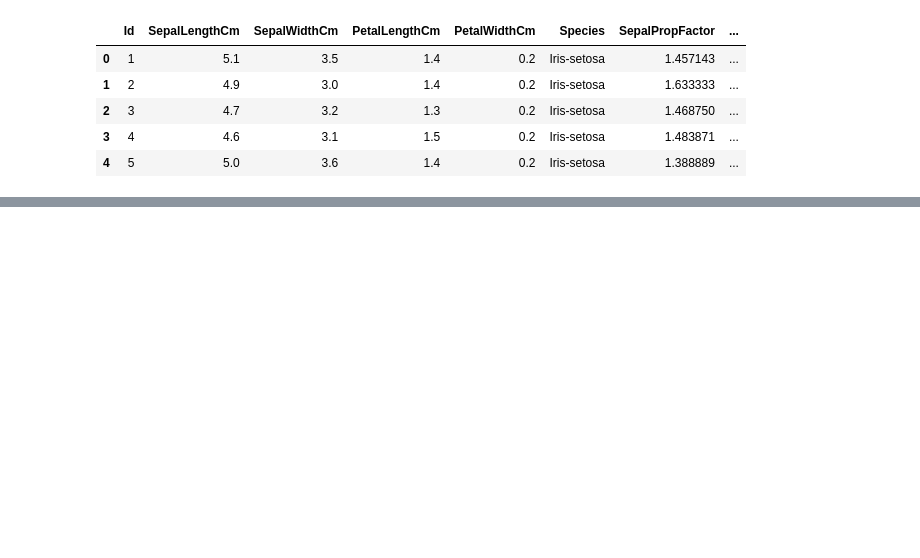
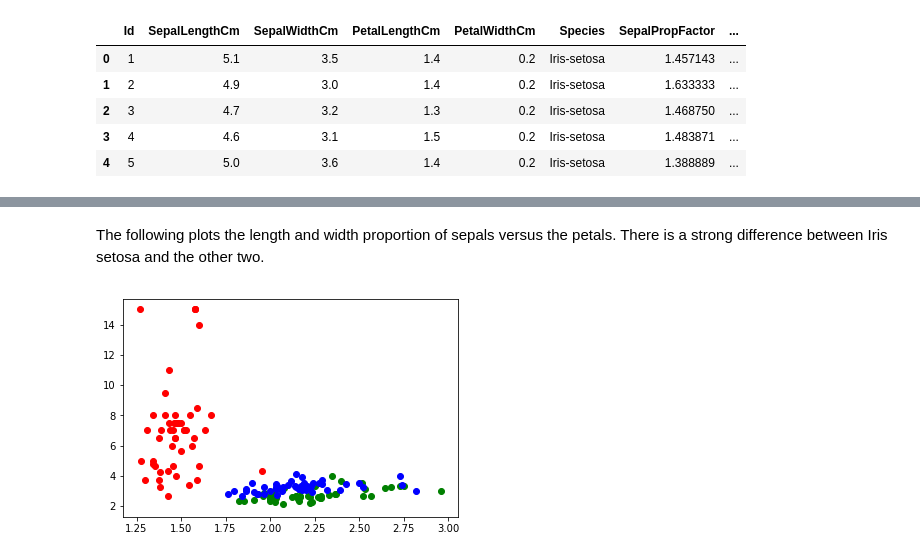
Before and after one commit to bdimas/prep, a Jupyter notebook: iris.ipynb, the cells around one changed output, grey strips where cells are left out. Cells and saved outputs as stored; diff of their text form; code cells hidden in the pictures; blank space fills up the shorter version.

```diff
--- a/iris.ipynb
+++ b/iris.ipynb
@@ -59,0 +54,9 @@ plt.show()
+# %% [markdown]
+The following plots the length and width proportion of sepals versus the petals. There is a strong difference between Iris setosa and the other two.
+# %%
+plt.scatter(x = species_setosa['SepalPropFactor'], y = species_setosa['PetalPropFactor'], color = 'red')
+plt.scatter(x = species_virginica['SepalPropFactor'], y = species_virginica['PetalPropFactor'], color = 'green')
+plt.scatter(x = species_versicolor['SepalPropFactor'], y = species_versicolor['PetalPropFactor'], color = 'blue')
+plt.show()
+# %% [output]
+[figure, added]
```
Also changed, not shown: parts of 15 cells of this notebook.
